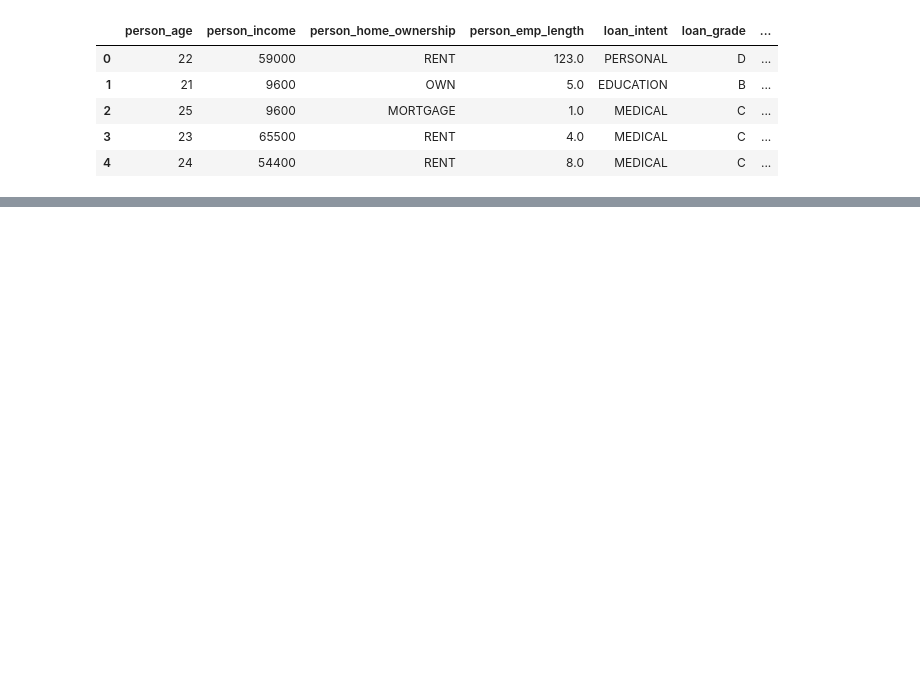
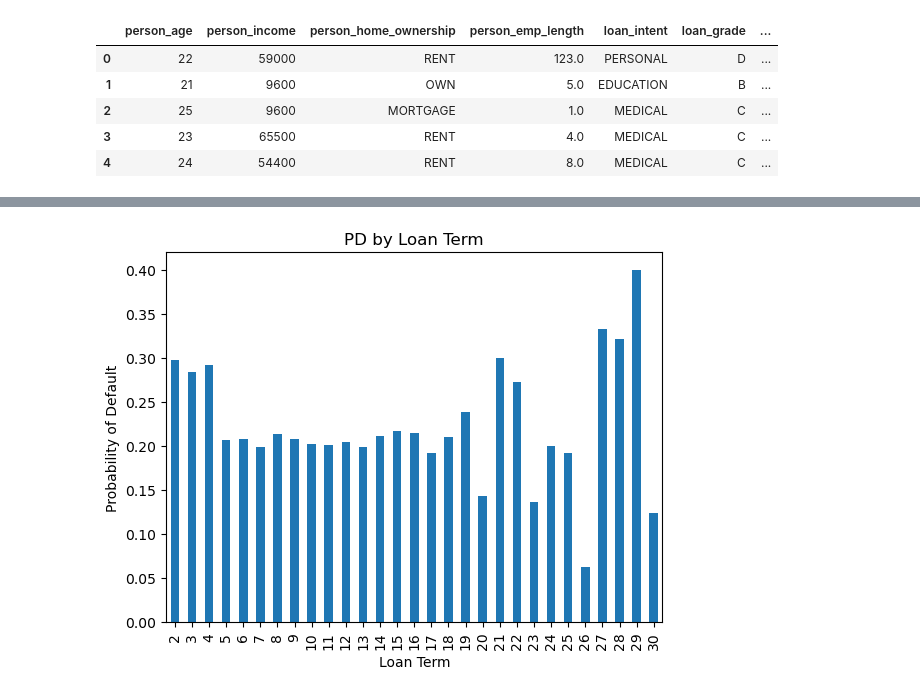
Before and after one commit to cvetelinamin/Math-Concepts-for-Developers-Exam-Project, a Jupyter notebook: Credit Risk Scoring System.ipynb, the cells around one changed output, grey strips where cells are left out. Saved outputs shown, nothing was run; the diff lists cells and outputs as text; code cells hidden in the pictures; blank space fills up the shorter version.

```diff
--- a/Credit Risk Scoring System.ipynb
+++ b/Credit Risk Scoring System.ipynb
@@ -200,0 +319,9 @@ data.head()
+# %%
+pd_home = data.groupby("cb_loan_term")["loan_status"].mean()
+pd_home.plot(kind="bar")
+plt.title("PD by Loan Term")
+plt.ylabel("Probability of Default")
+plt.xlabel("Loan Term")
+plt.show()
+# %% [output]
+[figure, added]
```
Also changed, not shown: parts of 25 cells of this notebook, 1 other file.
